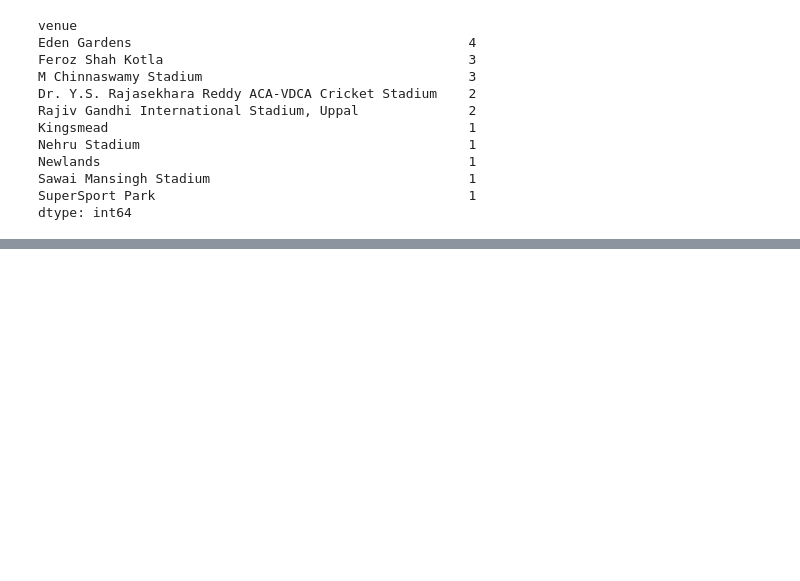
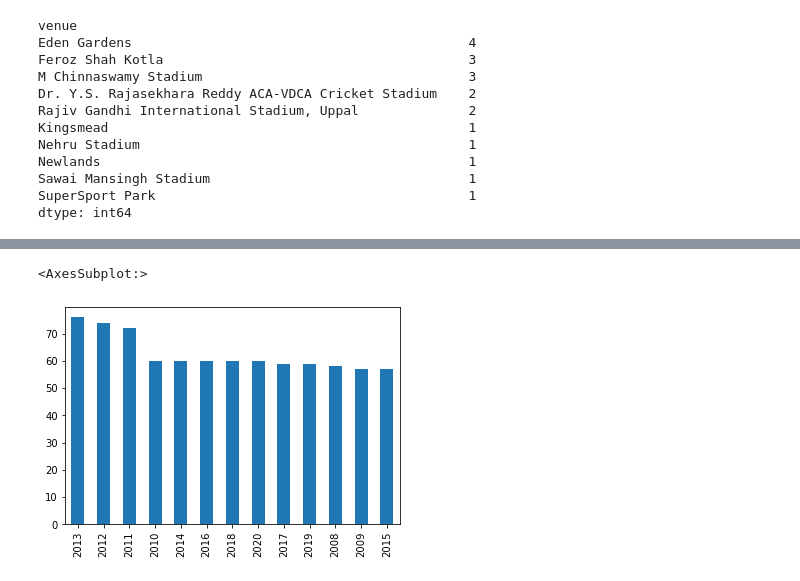
Before and after one commit to IPL-analysis-project/IPL-Dataset-Analysis, a Jupyter notebook: main.ipynb, the cells around one changed output, grey strips where cells are left out. Cells and saved outputs as stored; diff of their text form; code cells hidden in the pictures; blank space fills up the shorter version.

Commit message:
This bar chart shows total number of matches per year

```diff
--- a/main.ipynb
+++ b/main.ipynb
@@ -143,0 +145,6 @@ NameError: name 'plt' is not defined
+# %%
+matches['season'] = matches['date'].str[:4].astype(int)
+matches.season.value_counts().plot(kind = 'bar')
+# %% [output]
+<AxesSubplot:>
+[figure, added]
```
Also changed, not shown: parts of 4 cells of this notebook.
